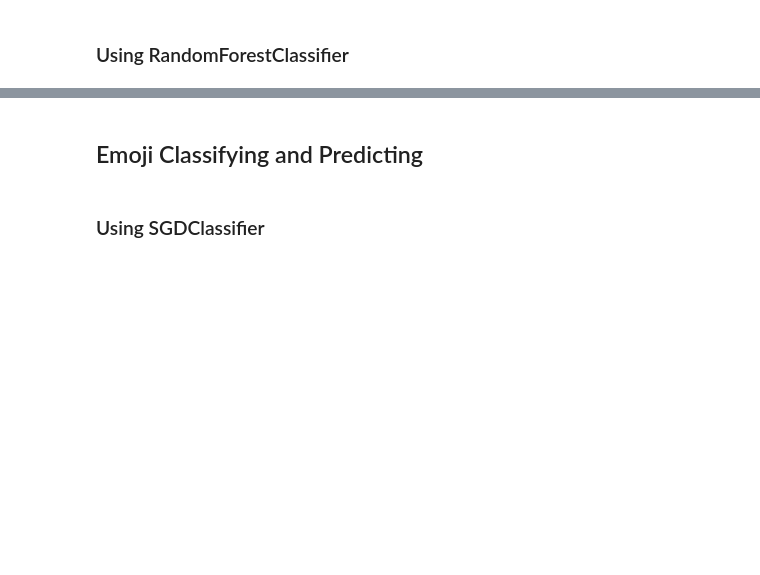
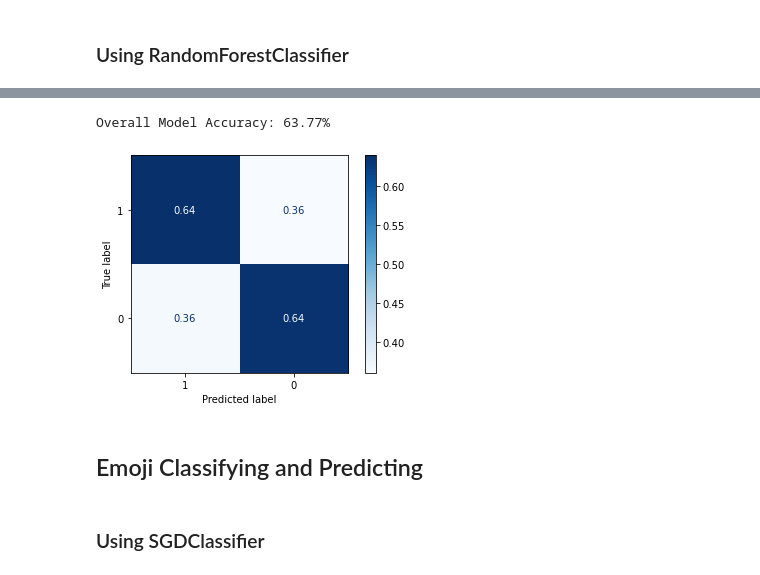
Before and after one commit to dmdequin/fyp2021p4g03, a Jupyter notebook: notebooks/Dee_Notebook.ipynb, the cells around one changed output, grey strips where cells are left out. Drawn from its saved outputs; the diff is of its cells as text; code cells hidden in the pictures; blank space fills up the shorter version.

Commit message:
confusion matrices, and testing on validation sets

```diff
--- a/notebooks/Dee_Notebook.ipynb
+++ b/notebooks/Dee_Notebook.ipynb
@@ -575,28 +800,28 @@ text_clf = Pipeline([('vect', CountVectorizer()), # vectorises
                      ('clf', SGDClassifier())]) #classifies
 
 # Parameters to test for best performance
-parameters = {'vect__ngram_range': [(1, 1), (1, 2)],
-              #'vect__lowercase': (True, False),
-              #'vect__analyzer': ('word','char'),
+parameters = {'vect__ngram_range': [(1, 1), (1, 2)], # default = (1,1)
+              #'vect__lowercase': (True, False), # default = True
+              #'vect__analyzer': ('word','char'), # default = 'word'
               'vect__tokenizer': (tokenise, None),
-              #'tfidf__use_idf': (True, False),
+              #'tfidf__use_idf': (True, False), # default = True
               #'clf__alpha': (1e-4, 1e-7),
               'clf__loss': ('log','hinge'),
-              'clf__shuffle': (True, False) # shuffle=False removes the random element for reproducibility
+              'clf__shuffle': (False, False) # shuffle = False removes the random element for reproducibility
 }
 
 # GridSearch Classifier
-gs_clf = GridSearchCV(text_clf, parameters, n_jobs=-1)
+sgd_clf = GridSearchCV(text_clf, parameters, n_jobs=-1)
 
 # Run Classifer on the Training Data Set
-gs_clf = gs_clf.fit(irony_df['tweet'], irony_df['label'])
+sgd_clf = sgd_clf.fit(irony_df['tweet'], irony_df['label'])
 
 # Print GridSearchCV Best Score
-print(gs_clf.best_score_)
+print(sgd_clf.best_score_)
 
 # Print Parameters that were the best
-for i in gs_clf.best_params_: print(i,gs_clf.best_params_[i])
+for i in sgd_clf.best_params_: print(i,sgd_clf.best_params_[i])
 
 # Predict Based on Classifier
-predicted = gs_clf.predict(irony_val_df['tweet'])
-np.mean(predicted == irony_val_df['label'])
+sgd_predicted = sgd_clf.predict(irony_val_df['tweet'])
+np.mean(sgd_predicted == irony_val_df['label'])
@@ -668,3 +927,18 @@ np.mean(predicted == irony_val_df['label'])
+# %%
+print(f'Overall Model Accuracy: {accuracy_score(irony_val_df["label"], sgd_predicted):.2%}')
+# %% [output]
+Overall Model Accuracy: 63.77%
+# %%
+# Plot the confusion matrix for the SGD classifier model
+plot_confusion_matrix(sgd_clf, irony_val_df['tweet'], irony_val_df['label'],
+                                 display_labels=[1, 0],
+                                 cmap=plt.cm.Blues,
+                                 normalize='true')
+
+#plt.savefig('./reports/figures/SGD-Irony-confusion-matrix-validation.png')
+plt.show();
+# %% [output]
+[figure, added]
 # %% [markdown]
 ## Emoji Classifying and Predicting
 # %% [markdown]
```
Also changed, not shown: parts of 77 cells of this notebook.
